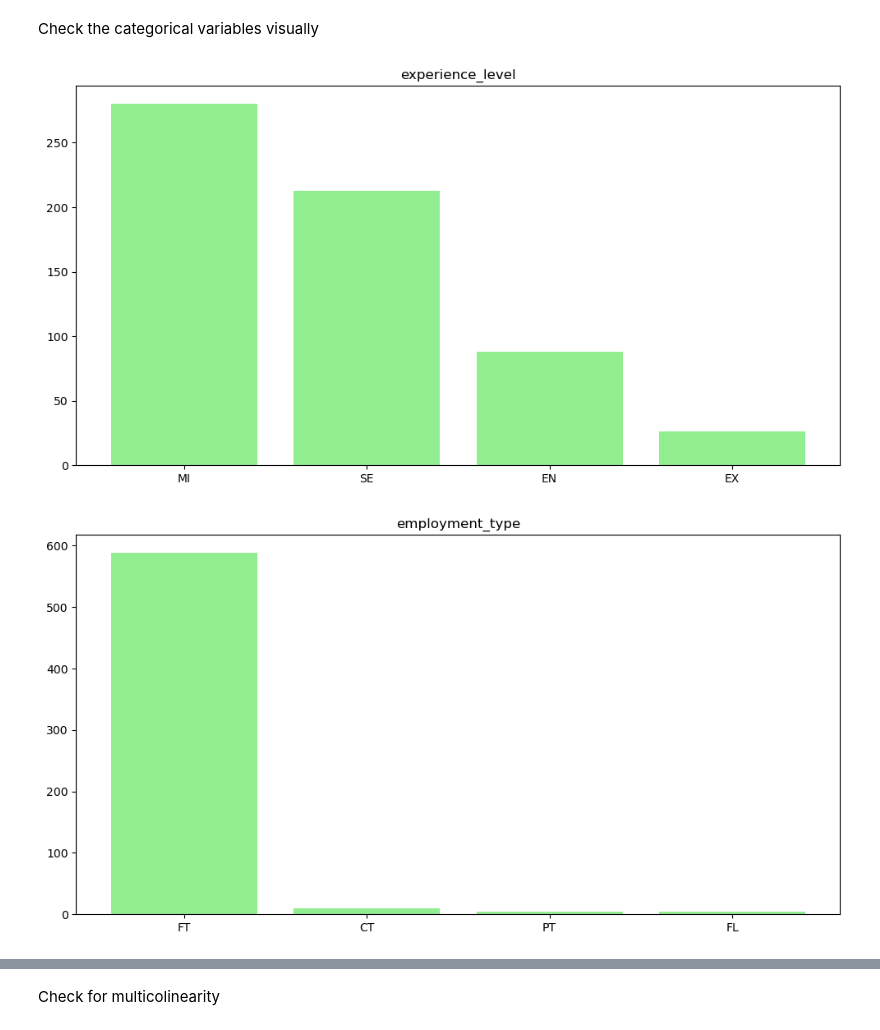
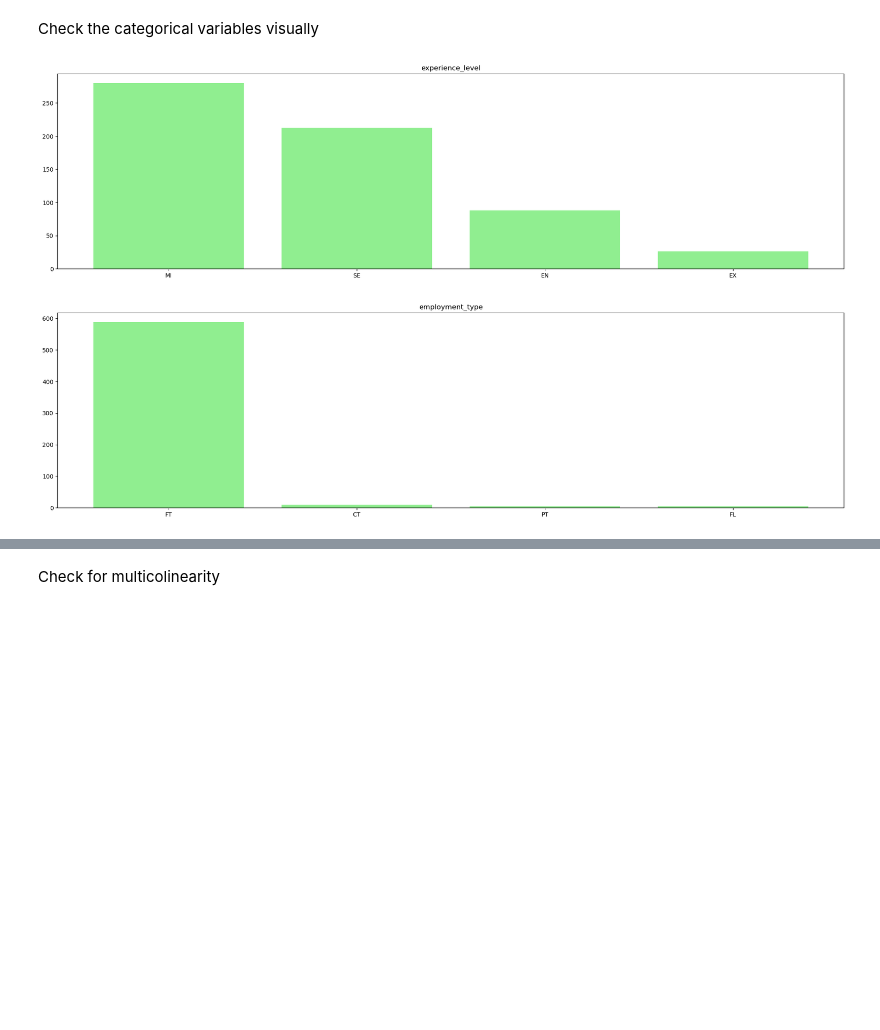
Before and after one commit to duyguuzum/mid_project, a Jupyter notebook: notebooks/hypotheses.ipynb, the cells around one changed output, grey strips where cells are left out. Cells and saved outputs as stored; diff of their text form; code cells hidden in the pictures; blank space fills up the shorter version.

```diff
--- a/notebooks/hypotheses.ipynb
+++ b/notebooks/hypotheses.ipynb
@@ -134,10 +134,10 @@ for i, column in enumerate(numericals.columns, 1):
 Check the categorical variables visually
 # %%
 for i in categoricals:
-    plt.figure(figsize=(12,6))
-    plt.bar(data[i].unique(), data[i].value_counts(), color="lightgreen")
+    plt.figure(figsize=(24,6))
+    plt.bar(data[i].unique(),data[i].value_counts(),color="lightgreen")
     plt.title(i)
     plt.show();
 # %% [output]
-[figure, old version]
+[figure, new version]
-[figure, old version]
+[figure, new version]
```
Also changed, not shown: parts of 2 cells of this notebook.
